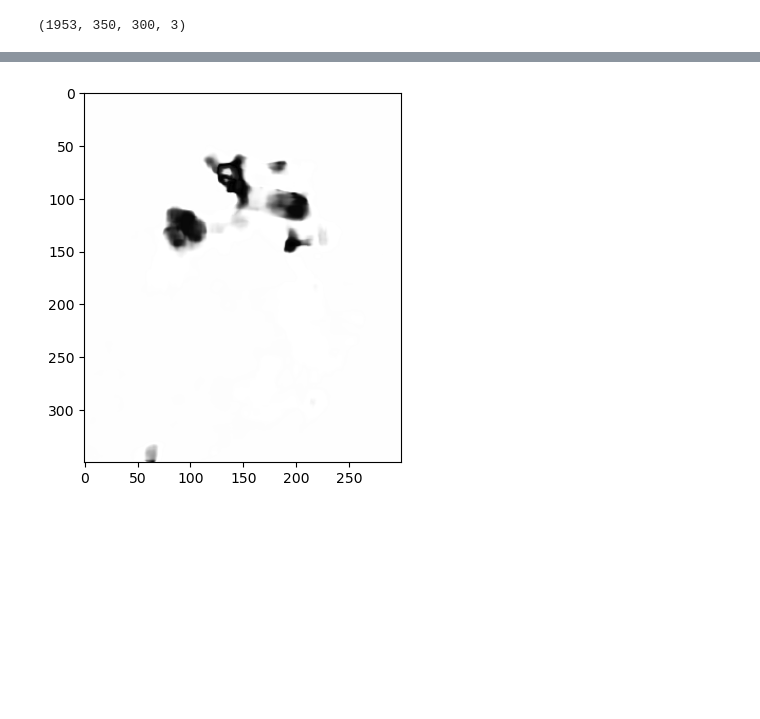
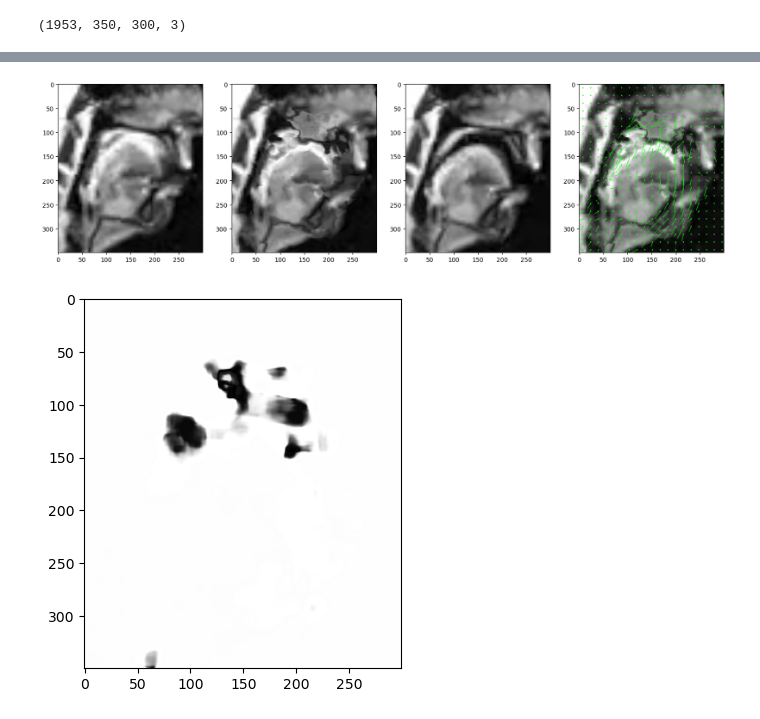
Before and after one commit to mishined/FYP, a Jupyter notebook: optical_flow1.ipynb, the cells around one changed output, grey strips where cells are left out. Saved outputs shown, nothing was run; the diff lists cells and outputs as text; code cells hidden in the pictures; blank space fills up the shorter version.

Commit message:
warped function + RAFT implemented

```diff
--- a/optical_flow1.ipynb
+++ b/optical_flow1.ipynb
@@ -410,0 +432,21 @@ array([[0.       , 4.712389 , 4.712389 , ..., 1.2527419, 1.5909369,
+# %%
+def draw_hsv(flow):
+    h, w = flow.shape[:2]
+    fx, fy = flow[:,:,0], flow[:,:,1]
+    ang = np.arctan2(fy, fx) + np.pi
+    v = np.sqrt(fx*fx+fy*fy)
+    hsv = np.zeros((h, w, 3), np.uint8)
+    hsv[...,0] = ang*(180/np.pi/2)
+    hsv[...,1] = 255
+    hsv[...,2] = np.minimum(v*4, 255)
+    bgr = cv2.cvtColor(hsv, cv2.COLOR_HSV2BGR)
+    return bgr
+
+
+def warp_flow(img, flow):
+   h, w = flow.shape[:2]
+   flow = -flow #getting next from previous - if the opposite - getting previous from current - need to invert the flow
+   flow[:,:,0] += np.arange(w)
+   flow[:,:,1] += np.arange(h)[:,np.newaxis]
+   res = cv2.remap(img, flow, None, cv2.INTER_LINEAR)
+   return res
@@ -411 +461,17 @@ array([[0.       , 4.712389 , 4.712389 , ..., 1.2527419, 1.5909369,
+# %%
+# plt.imshow(draw_flow(gray, flow))
+# plt.show()
+fig, ax = plt.subplots(1, 4, figsize=(20,7))
+plt.subplot(1,4,1)
+plt.imshow(prev_gray, cmap='gray')
+plt.subplot(1,4,2)
+warped = warp_flow(prev_gray, flow) # getting next from previous
+plt.imshow(warped, cmap='gray')
+plt.subplot(1,4,3)
+plt.imshow(gray, cmap='gray')
+plt.subplot(1,4,4)
+plt.imshow(draw_flow(warped, flow), cmap='gray')
+plt.show()
+# %% [output]
+[figure, added]
 # %%
```
Also changed, not shown: parts of 19 cells of this notebook, 2 other files.
